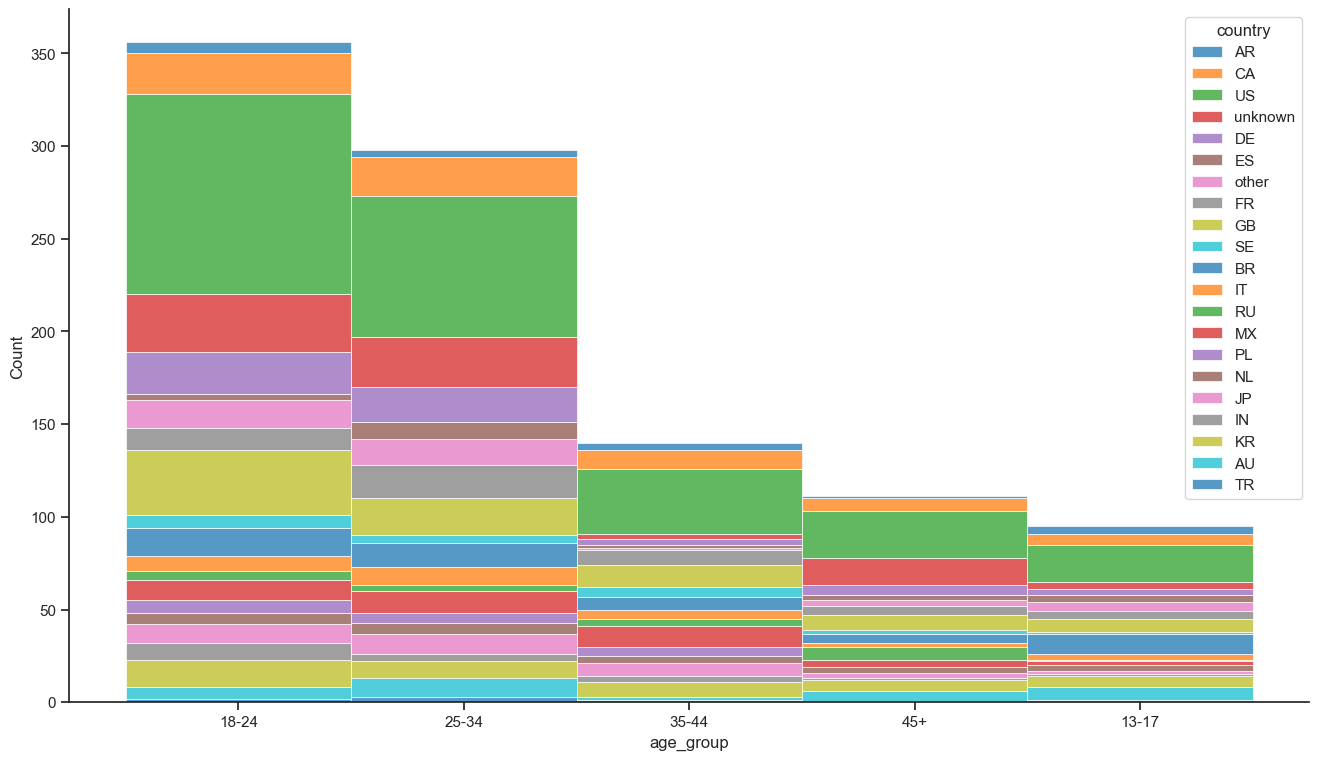
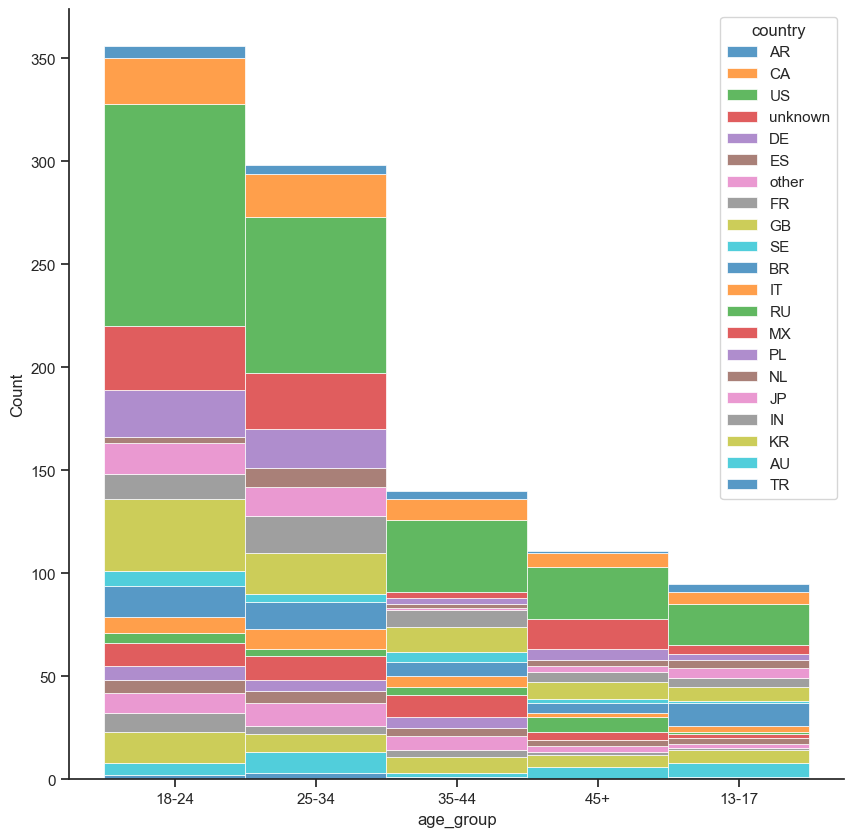
The change to this notebook cell's code, shown as a diff; its figure went from the first image to the second:
--- before
+++ after
@@ -10,5 +10,5 @@
 sns.set_theme(style="ticks") # add ticks to the axes
 
-f, ax = plt.subplots(figsize=(16, 9))
+f, ax = plt.subplots(figsize=(10, 10))
 sns.despine(f)
 

Commit: Task 8